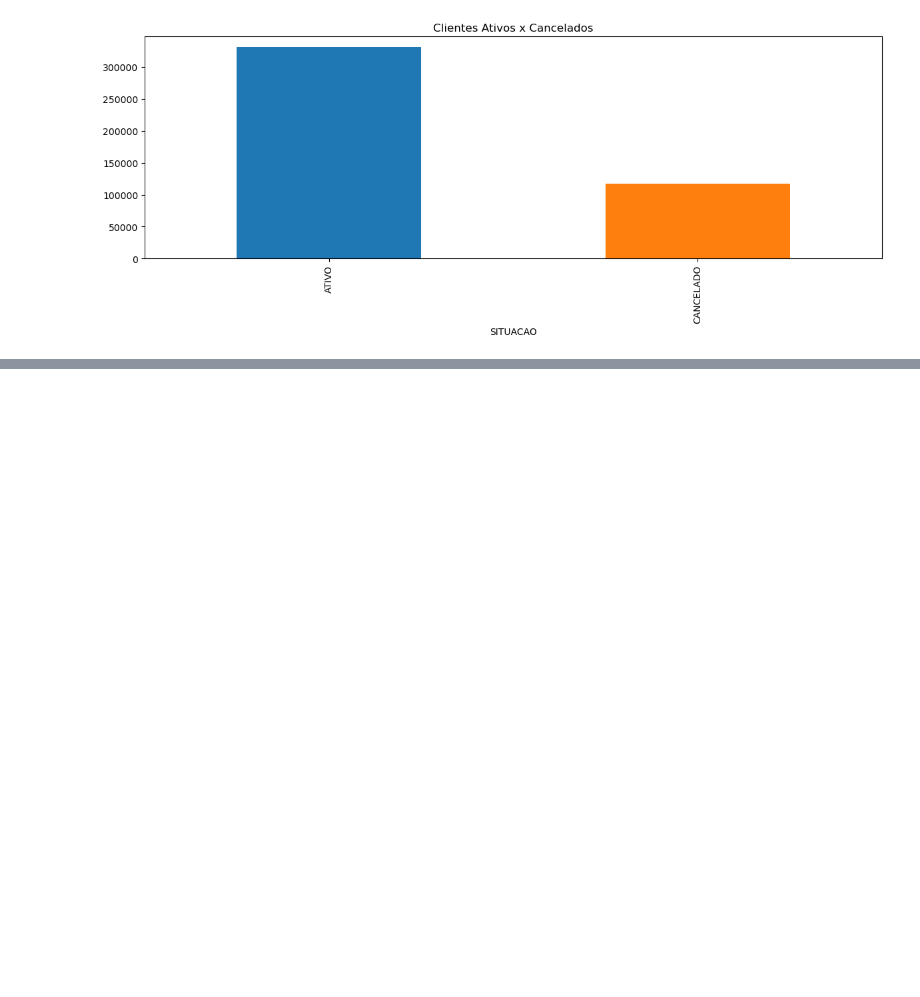
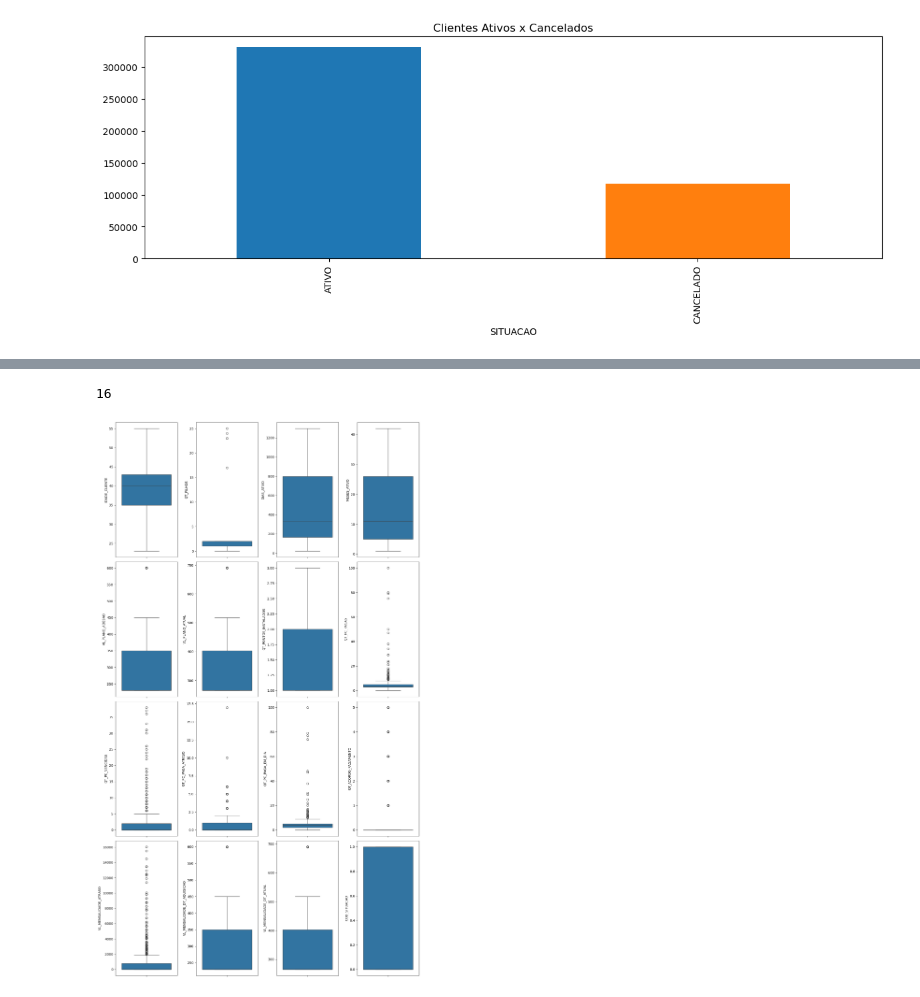
Before and after one commit to MigueHMC/ML_Prevision, a Jupyter notebook: project.ipynb, the cells around one changed output, grey strips where cells are left out. Drawn from its saved outputs; the diff is of its cells as text; code cells hidden in the pictures; blank space fills up the shorter version.

```diff
--- a/project.ipynb
+++ b/project.ipynb
@@ -194,3 +194,9 @@ plt.rcParams["figure.autolayout"] = True
 df_original.SITUACAO.value_counts().plot(kind='bar', title='Clientes Ativos x Cancelados',color = ['#1F77B4', '#FF7F0E']);
 # %% [output]
 [figure]
+# %%
+variaveis_numericas = []
+for i in df_original.columns[1:24].tolist():
+        if df_original.dtypes[i] == 'int64' or df_original.dtypes[i] == 'float64':
+            print(i, ':' , df_original.dtypes[i])
+            variaveis_numericas.append(i)
@@ -196,0 +220,23 @@ df_original.SITUACAO.value_counts().plot(kind='bar', title='Clientes Ativos x Ca
+# %%
+len(variaveis_numericas)
+# %% [output]
+16
+# %%
+#Precisamos avaliar cada uma dessas variaveis dentro do contexto dos dados para saber se realmente iremos trata-las como outlier
+
+plt.rcParams["figure.figsize"] = [14.00, 24.00]
+plt.rcParams["figure.autolayout"] = True
+f, axes = plt.subplots(4, 4) #4 linhas e 4 colunas
+
+linha = 0
+coluna = 0
+for i in variaveis_numericas:
+    sns.boxplot(data = df_original, y=i, ax=axes[linha][coluna])
+    coluna += 1
+    if coluna == 4:
+        linha += 1
+        coluna = 0
+
+plt.show()
+# %% [output]
+[figure, added]
```
Also changed, not shown: parts of 1 cell of this notebook.
